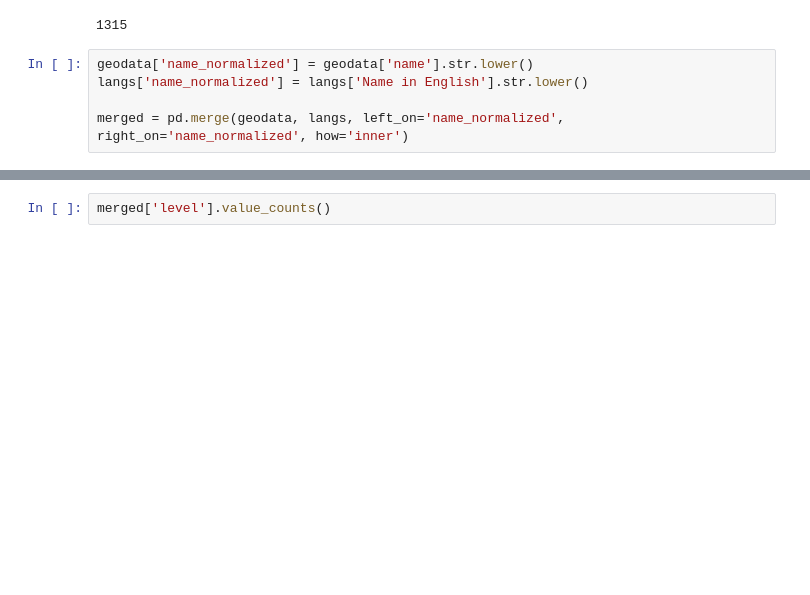
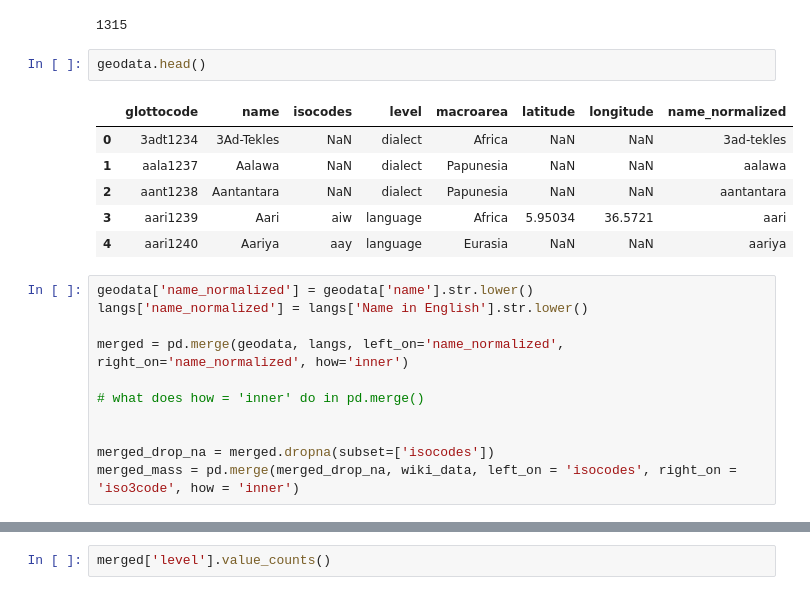
Before and after one commit to gcwarren/LanguageStatusVisualizationProject, a Jupyter notebook: aggregate_in_progress.ipynb, the cells around one changed output, grey strips where cells are left out. Saved outputs shown, nothing was run; the diff lists cells and outputs as text; blank space fills up the shorter version.

```diff
--- a/aggregate_in_progress.ipynb
+++ b/aggregate_in_progress.ipynb
@@ -74,8 +74,23 @@ langs.head()
 len(set(geodata['name'].str.lower().values).intersection(set(langs['Name in English'].str.lower().values)))
 # %% [output]
 1315
+# %%
+geodata.head()
+# %% [output]
+|  | glottocode | name | isocodes | level | macroarea | latitude | longitude | name_normalized |
+| 0 | 3adt1234 | 3Ad-Tekles | NaN | dialect | Africa | NaN | NaN | 3ad-tekles |
+| 1 | aala1237 | Aalawa | NaN | dialect | Papunesia | NaN | NaN | aalawa |
+| 2 | aant1238 | Aantantara | NaN | dialect | Papunesia | NaN | NaN | aantantara |
+| 3 | aari1239 | Aari | aiw | language | Africa | 5.95034 | 36.5721 | aari |
+| 4 | aari1240 | Aariya | aay | language | Eurasia | NaN | NaN | aariya |
 # %%
 geodata['name_normalized'] = geodata['name'].str.lower()
 langs['name_normalized'] = langs['Name in English'].str.lower()
 
 merged = pd.merge(geodata, langs, left_on='name_normalized', right_on='name_normalized', how='inner')
+
+# what does how = 'inner' do in pd.merge()
+
+
+merged_drop_na = merged.dropna(subset=['isocodes'])
+merged_mass = pd.merge(merged_drop_na, wiki_data, left_on = 'isocodes', right_on = 'iso3code', how = 'inner')
```
Also changed, not shown: parts of 1 cell of this notebook, 5 other files.
